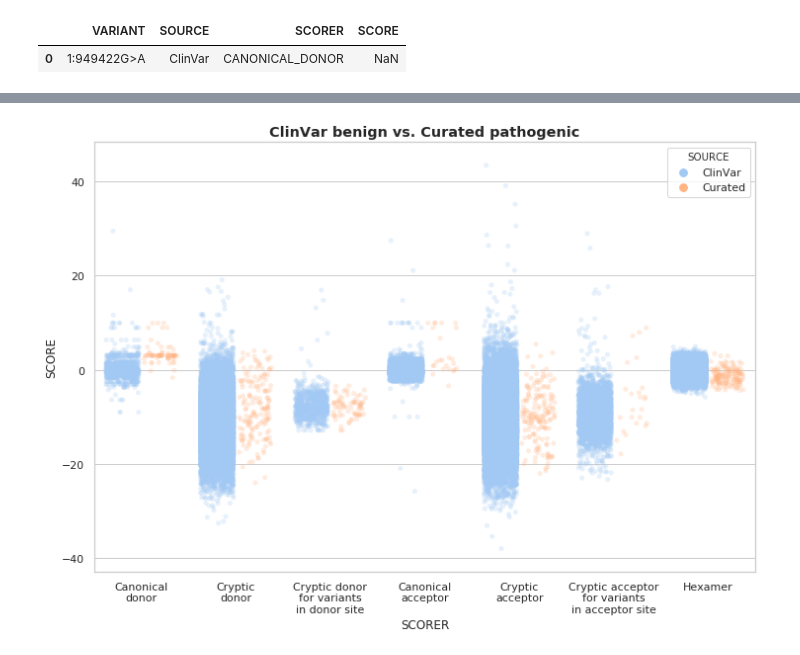
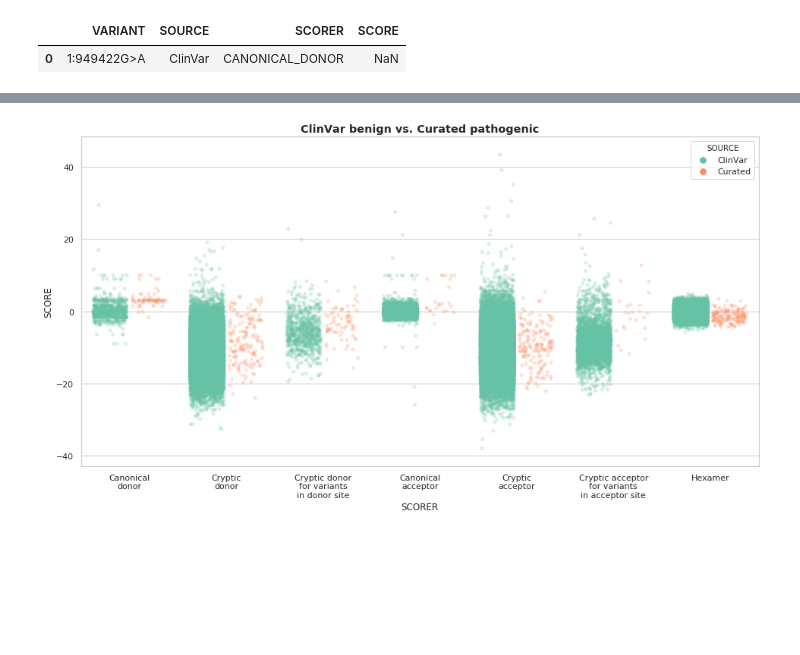
Before and after one commit to monarch-initiative/ExomiserSimulations, a Jupyter notebook: Splice scorers.ipynb, the cells around one changed output, grey strips where cells are left out. Drawn from its saved outputs; the diff is of its cells as text; code cells hidden in the pictures; blank space fills up the shorter version.

````diff
--- a/Splice scorers.ipynb
+++ b/Splice scorers.ipynb
@@ -11,6 +11,7 @@ import matplotlib.pyplot as plt
 import seaborn as sns
 
 sns.set(style="whitegrid", palette="pastel", color_codes=True)
+figsize=(16, 8)
 # %% [markdown]
 ## Load the positive cases
 ### Info
@@ -50,7 +51,7 @@ This dataset has been created by running
 java -jar simulations-cli-0.2.0.jar --clinvar-scorer --exomiser.data-directory=/home/ielis/data/exomiser-data --clinvar-vcf=/home/ielis/tempelhof/clinVar/20190408/clinvar.filtered.vcf.gz --output=/home/ielis/data/eselator-simulations/clinvar.tsv
 ```
 # %%
-CLINVAR_PATH = "/home/ielis/data/eselator-simulations/clinvar.tsv"
+CLINVAR_PATH = "/home/ielis/data/eselator-simulations/clinvar_benign.tsv"
 
 clinvar_benign_cases = pd.read_table(CLINVAR_PATH)
 clinvar_benign_cases.head(n=1)
@@ -100,7 +102,8 @@ ax_title = cat.ax.set_title("ClinVar benign vs. Curated pathogenic", size='x-lar
 # %%
-strip = sns.stripplot(x="SCORER", y="SCORE", hue="SOURCE", data=joined_melted, dodge=True, jitter=.35, alpha=.25)
-strip.get_figure().set_size_inches(12,8)
+strip = sns.stripplot(x="SCORER", y="SCORE", hue="SOURCE", data=joined_melted, dodge=True, jitter=.35, alpha=.25,
+                      palette="Set2")
+strip.get_figure().set_size_inches(*figsize)
 xticklabels = strip.set_xticklabels(SCORER_NAMES)
 ax_title = strip.set_title("ClinVar benign vs. Curated pathogenic", size='x-large', weight='bold')
 # %% [output]
-[figure, old version]
+[figure, new version]
````
Also changed, not shown: parts of 2 cells of this notebook.
